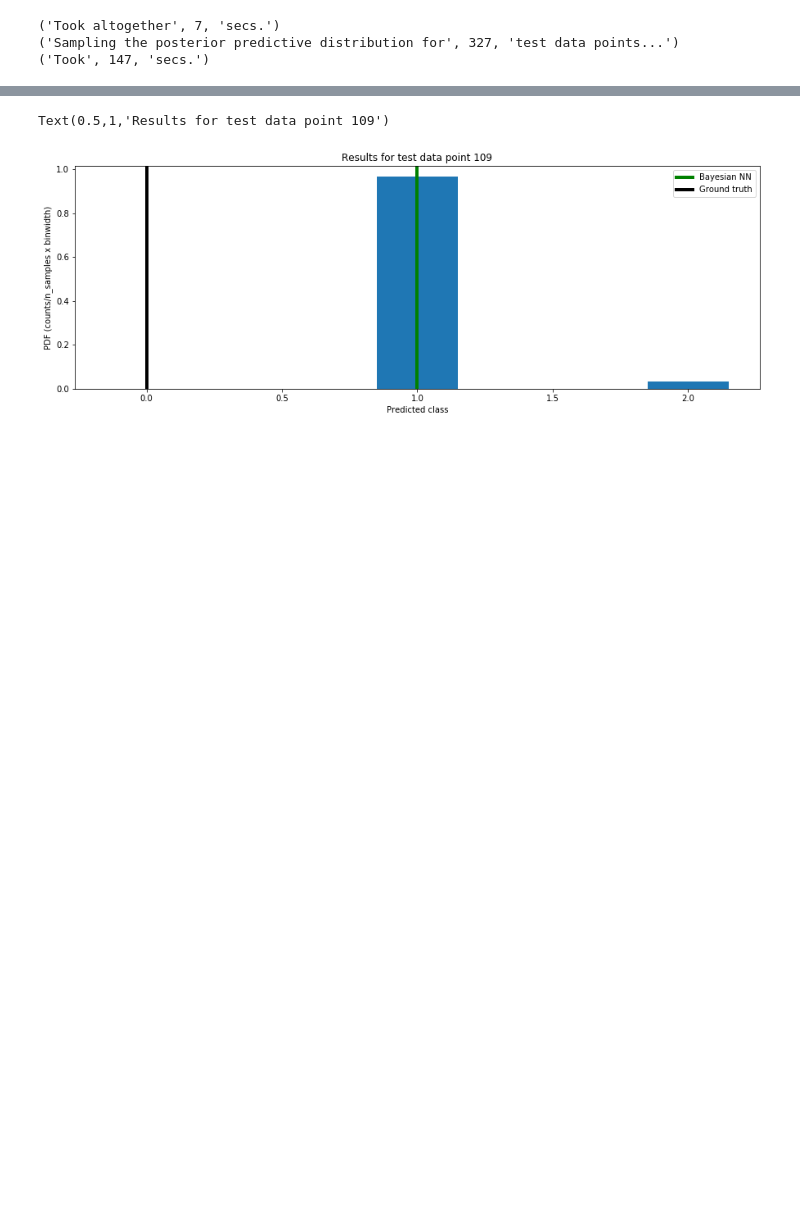
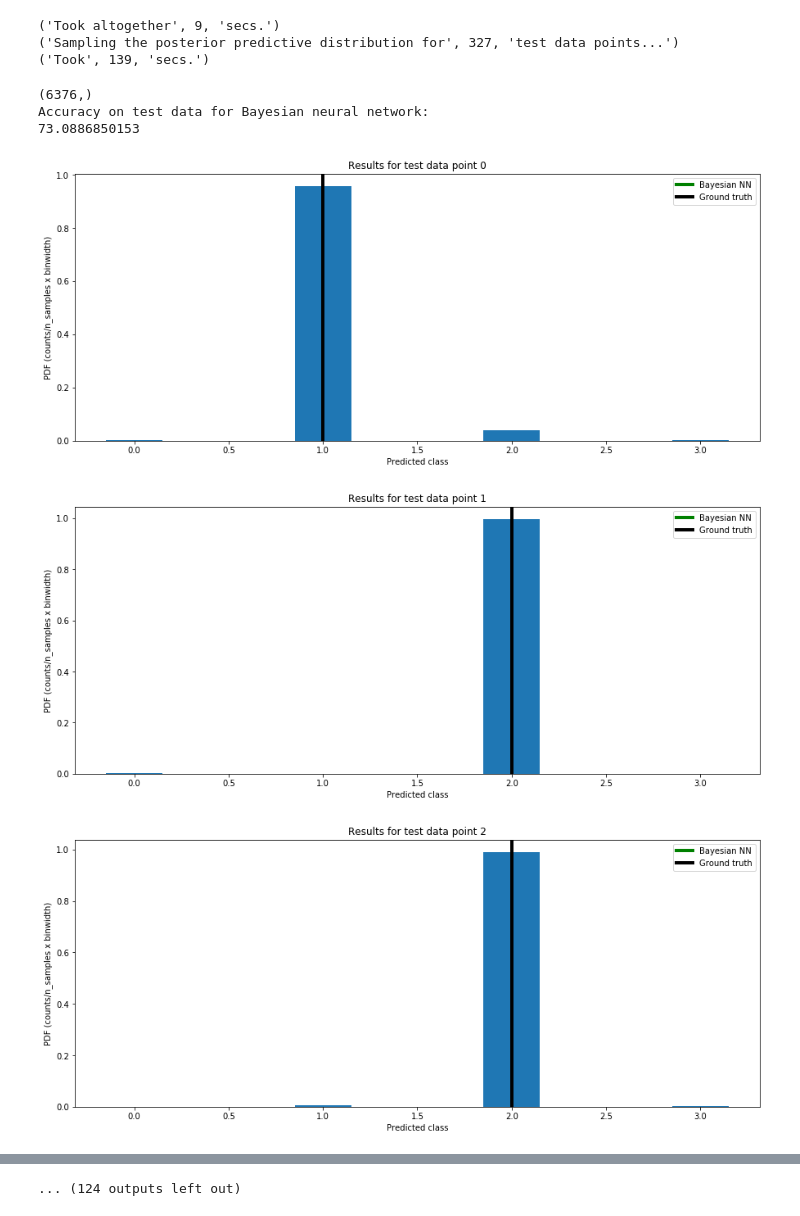
Before and after one commit to ichalkiad/model_compression_bnn, a Jupyter notebook: src/VisualiseBayesianTraining.ipynb, the cells around one changed output, grey strips where cells are left out. Saved outputs shown, nothing was run; the diff lists cells and outputs as text; code cells hidden in the pictures; blank space fills up the shorter version.

```diff
--- a/src/VisualiseBayesianTraining.ipynb
+++ b/src/VisualiseBayesianTraining.ipynb
@@ -29,7 +29,7 @@ N = len(test_data)
 #Inspect posterior predictive distribution
 
 y_post = []
-n_samples = 300
+n_samples = 10000
 
 
 t0 = time.time()
@@ -53,9 +53,9 @@ with tf.Session().as_default():
 #print(posteriorsamples)
 print("Took", np.int(time.time() - t0), "secs.")
 # %% [output]
-('Took altogether', 7, 'secs.')
+('Took altogether', 9, 'secs.')
 ('Sampling the posterior predictive distribution for', 327, 'test data points...')
-('Took', 147, 'secs.')
+('Took', 139, 'secs.')
 # %%
 #Inspect prediction statistics
 
@@ -71,7 +71,6 @@ for i in xrange(N):
         mostCommonVote.append( votes[np.argmax(values)] )
 predictions = mostCommonVote
 
-
 predictions_low = posteriorsamples.quantile(0.01)
 predictions_high = posteriorsamples.quantile(0.99)
 
@@ -81,21 +80,31 @@ results['Bayesian_prediction_low'] = predictions_low
 results['Bayesian_prediction_high'] = predictions_high
 
 #Results contain the accuracy of the predictions on the test data points
-#print("Accuracy on test data for Bayesian neural network:")
-#print(len(np.where(results['Bayesian_prediction']==np.argmax(test_data[:,2:6],axis=1))[0])/float(len(test_data[:,2]))*100)
+print("Accuracy on test data for Bayesian neural network:")
+print(len(np.where(results['Bayesian_prediction']==np.argmax(test_data[:,2:6],axis=1))[0])/float(len(test_data[:,2]))*100)
 #results
+# %% [output]
+(6376,)
+Accuracy on test data for Bayesian neural network:
+73.0886850153
 # %%
 #Visualise one (random) prediction and associated uncertainty
 
-test_sample_number = np.random.choice(range(len(test_data)))
-plt.figure(figsize=(15,5))
+#test_sample_number = np.random.choice(range(len(test_data)))
+for i in xrange(len(test_data)):
+    plt.figure(figsize=(15,6))
+    test_sample_number = i
 
-_, _, histogram = plt.hist(posteriorsamples[test_sample_number].values, bins=[0,1,2,3], density=True, align='left',rwidth=0.3)
-
-plt.xlabel("Predicted class")
-plt.ylabel("PDF (counts/n_samples x binwidth)")
-plt.axvline(results.loc[test_sample_number, 'Bayesian_prediction'], color='g', linewidth=4, label="Bayesian NN")
-plt.axvline(test_data[test_sample_number,2], color='k', linewidth=4, label="Ground truth")
-plt.legend()
-plt.title("Results for test data point " + str(test_sample_number))
+    _, _, histogram = plt.hist(posteriorsamples[test_sample_number].values, bins=[0,1,2,3,4], density=True, align='left',rwidth=0.3)
+    plt.xlabel("Predicted class")
+    plt.ylabel("PDF (counts/n_samples x binwidth)")
+    plt.axvline(results.loc[test_sample_number, 'Bayesian_prediction'], color='g', linewidth=4, label="Bayesian NN")
+    plt.axvline(np.argmax(test_data[test_sample_number,2:6]), color='k', linewidth=4, label="Ground truth")
+    plt.legend()
+    plt.title("Results for test data point " + str(test_sample_number))
+    plt.show()
+    time.sleep(0.5)
 # %% [output]
+[figure, new version]
+[figure, added]
+[figure, added]
@@ -102,3 +120,2 @@ plt.title("Results for test data point " + str(test_sample_number))
-Text(0.5,1,'Results for test data point 109')
+... (124 outputs left out)
-[figure, old version]
 # %%
```
Also changed, not shown: parts of 4 cells of this notebook.
